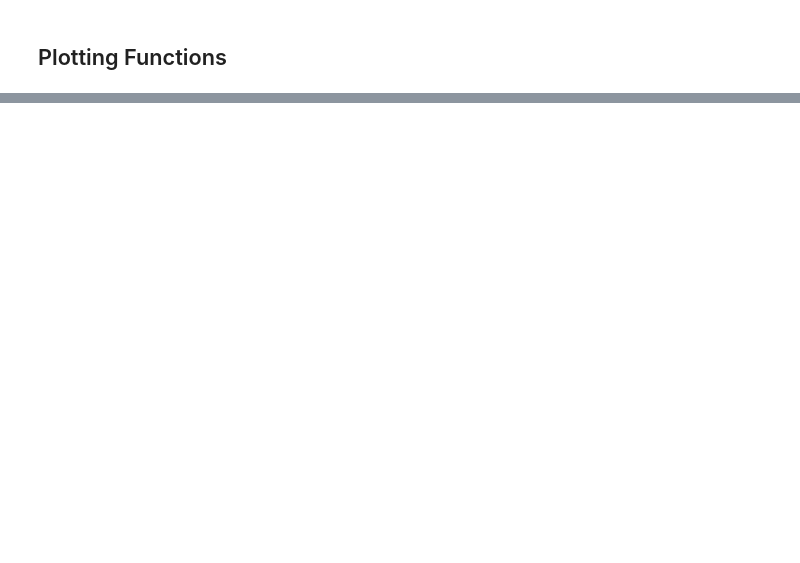
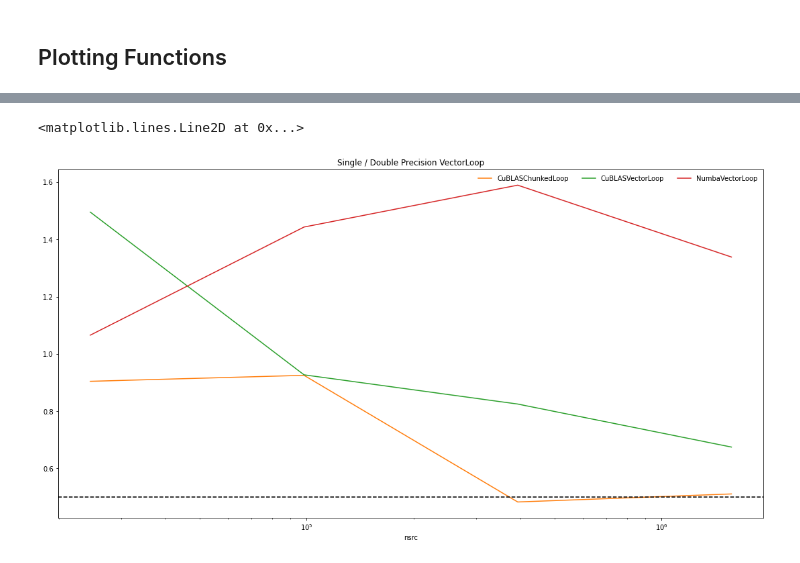
Before and after one commit to HERA-Team/matvis, a Jupyter notebook: devel/viscalc-performance/performance_test_large_matrix_multiply.ipynb, the cells around one changed output, grey strips where cells are left out. Saved outputs shown, nothing was run; the diff lists cells and outputs as text; code cells hidden in the pictures; blank space fills up the shorter version.

```diff
--- a/devel/viscalc-performance/performance_test_large_matrix_multiply.ipynb
+++ b/devel/viscalc-performance/performance_test_large_matrix_multiply.ipynb
@@ -205,0 +232,7 @@ def plot_comparison(
+# %%
+fig, ax = plot_comparison(redundant_single_row, redundant_double_row, 3)
+plt.title("Single / Double Precision VectorLoop")
+plt.axhline(0.5, linestyle='--', color='k')
+# %% [output]
+<matplotlib.lines.Line2D at 0x...>
+[figure, added]
```
Also changed, not shown: parts of 16 cells of this notebook, 4 other files.
